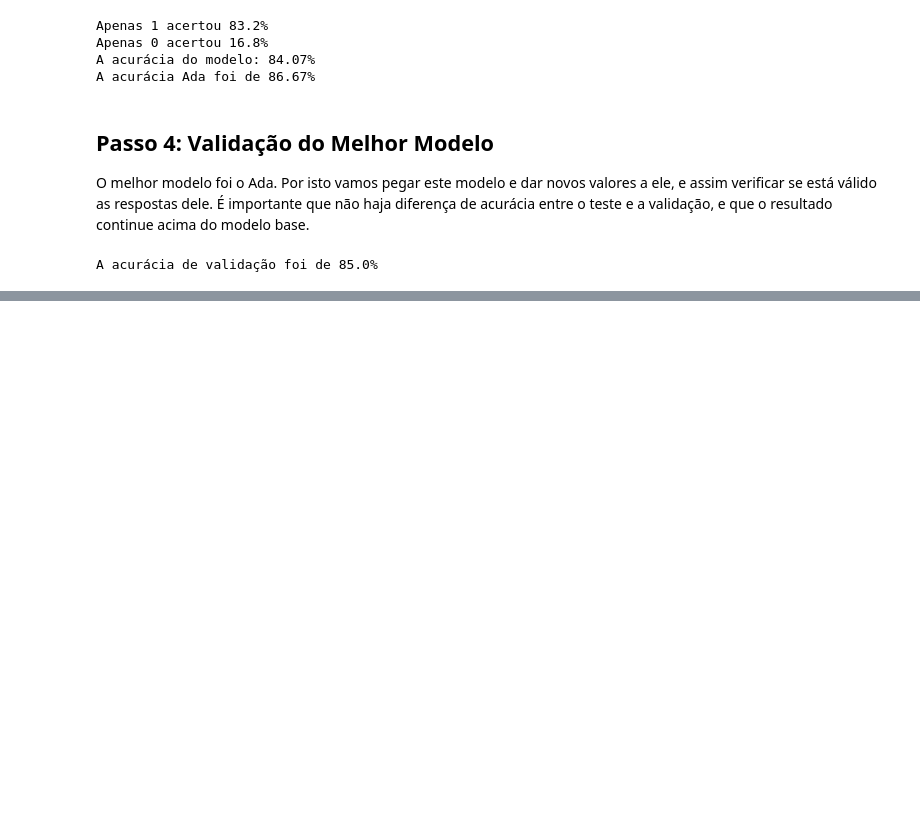
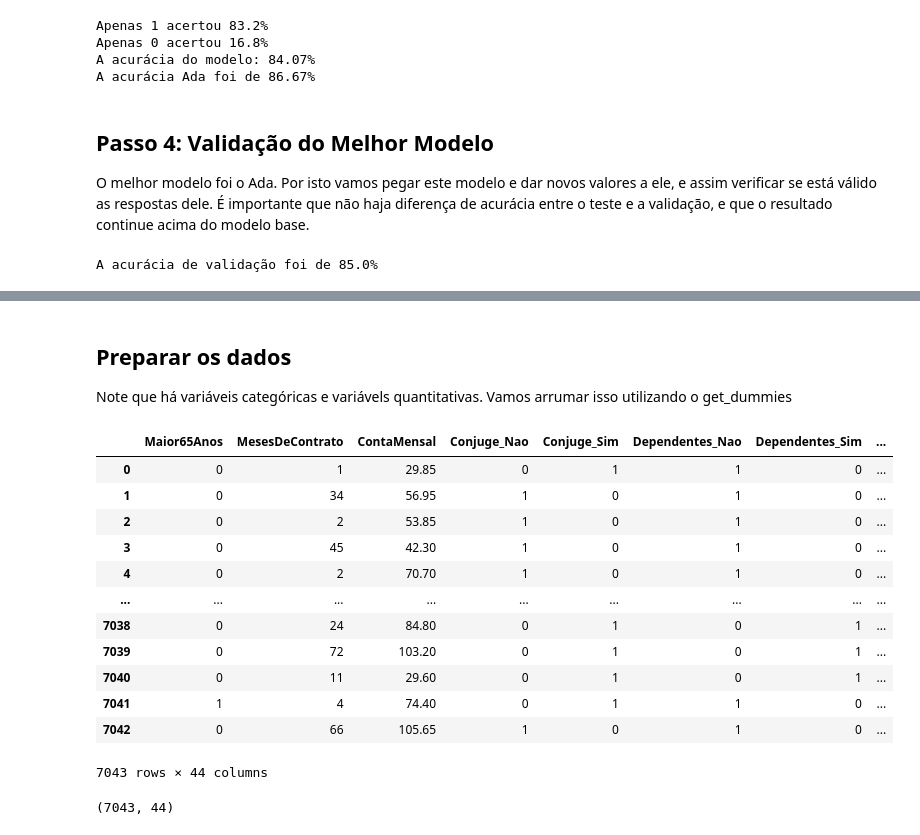
Before and after one commit to KaueAbbe/Projeto-Estude_Python, a Jupyter notebook: Estude Machine Learning/Previsao/Classificação.ipynb, the cells around one changed output, grey strips where cells are left out. Drawn from its saved outputs; the diff is of its cells as text; code cells hidden in the pictures; blank space fills up the shorter version.

```diff
--- a/Estude Machine Learning/Previsao/Classificação.ipynb
+++ b/Estude Machine Learning/Previsao/Classificação.ipynb
@@ -234,0 +256,3 @@ A acurácia de validação foi de 85.0%
+# %% [markdown]
+## Preparar os dados
+Note que há variáveis categóricas e variávels quantitativas. Vamos arrumar isso utilizando o get_dummies
@@ -234,0 +261,20 @@ A acurácia de validação foi de 85.0%
+# %%
+df_dummie
+# %% [output]
+|  | Maior65Anos | MesesDeContrato | ContaMensal | Conjuge_Nao | Conjuge_Sim | Dependentes_Nao | Dependentes_Sim | ... |
+| 0 | 0 | 1 | 29.85 | 0 | 1 | 1 | 0 | ... |
+| 1 | 0 | 34 | 56.95 | 1 | 0 | 1 | 0 | ... |
+| 2 | 0 | 2 | 53.85 | 1 | 0 | 1 | 0 | ... |
+| 3 | 0 | 45 | 42.30 | 1 | 0 | 1 | 0 | ... |
+| 4 | 0 | 2 | 70.70 | 1 | 0 | 1 | 0 | ... |
+| ... | ... | ... | ... | ... | ... | ... | ... | ... |
+| 7038 | 0 | 24 | 84.80 | 0 | 1 | 0 | 1 | ... |
+| 7039 | 0 | 72 | 103.20 | 0 | 1 | 0 | 1 | ... |
+| 7040 | 0 | 11 | 29.60 | 0 | 1 | 0 | 1 | ... |
+| 7041 | 1 | 4 | 74.40 | 0 | 1 | 1 | 0 | ... |
+| 7042 | 0 | 66 | 105.65 | 1 | 0 | 1 | 0 | ... |
+7043 rows × 44 columns
+# %%
+df_dummie.shape
+# %% [output]
+(7043, 44)
```
Also changed, not shown: parts of 75 cells of this notebook.
